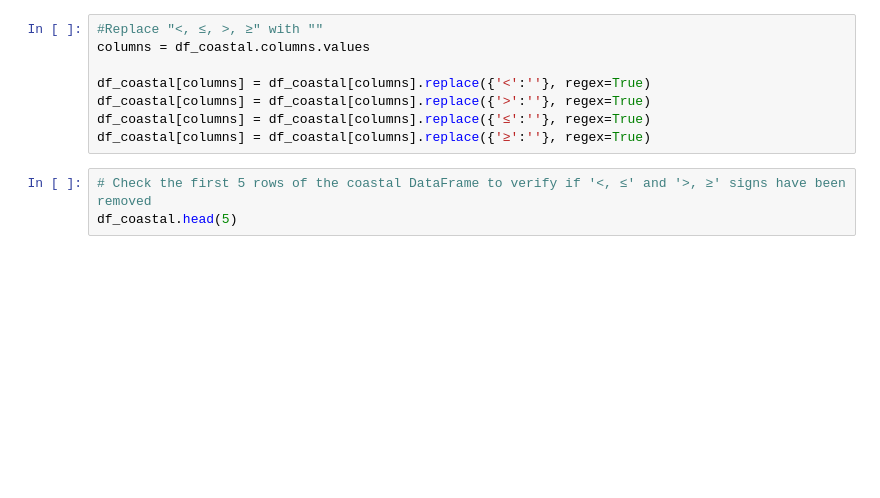
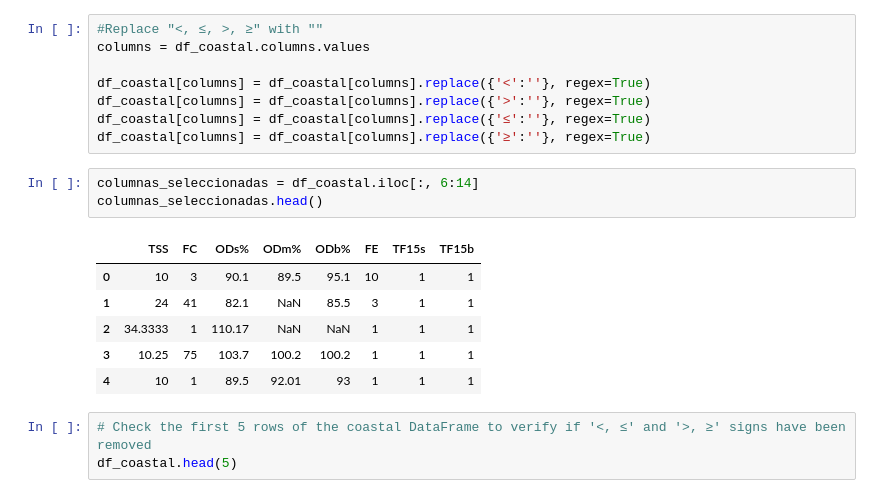
Before and after one commit to Ricardo8932/ProyectoConagua, a Jupyter notebook: Presentación/Coastal.ipynb, the cells around one changed output. Saved outputs shown, nothing was run; the diff lists cells and outputs as text; blank space fills up the shorter version.

```diff
--- a/Presentación/Coastal.ipynb
+++ b/Presentación/Coastal.ipynb
@@ -97,6 +161,16 @@ df_coastal[columns] = df_coastal[columns].replace({'<':''}, regex=True)
 df_coastal[columns] = df_coastal[columns].replace({'>':''}, regex=True)
 df_coastal[columns] = df_coastal[columns].replace({'≤':''}, regex=True)
 df_coastal[columns] = df_coastal[columns].replace({'≥':''}, regex=True)
+# %%
+columnas_seleccionadas = df_coastal.iloc[:, 6:14]
+columnas_seleccionadas.head()
+# %% [output]
+|  | TSS | FC | ODs% | ODm% | ODb% | FE | TF15s | TF15b |
+| 0 | 10 | 3 | 90.1 | 89.5 | 95.1 | 10 | 1 | 1 |
+| 1 | 24 | 41 | 82.1 | NaN | 85.5 | 3 | 1 | 1 |
+| 2 | 34.3333 | 1 | 110.17 | NaN | NaN | 1 | 1 | 1 |
+| 3 | 10.25 | 75 | 103.7 | 100.2 | 100.2 | 1 | 1 | 1 |
+| 4 | 10 | 1 | 89.5 | 92.01 | 93 | 1 | 1 | 1 |
 # %%
 # Check the first 5 rows of the coastal DataFrame to verify if '<, ≤' and '>, ≥' signs have been removed
 df_coastal.head(5)
```
Also changed, not shown: parts of 62 cells of this notebook, 1 other file.
